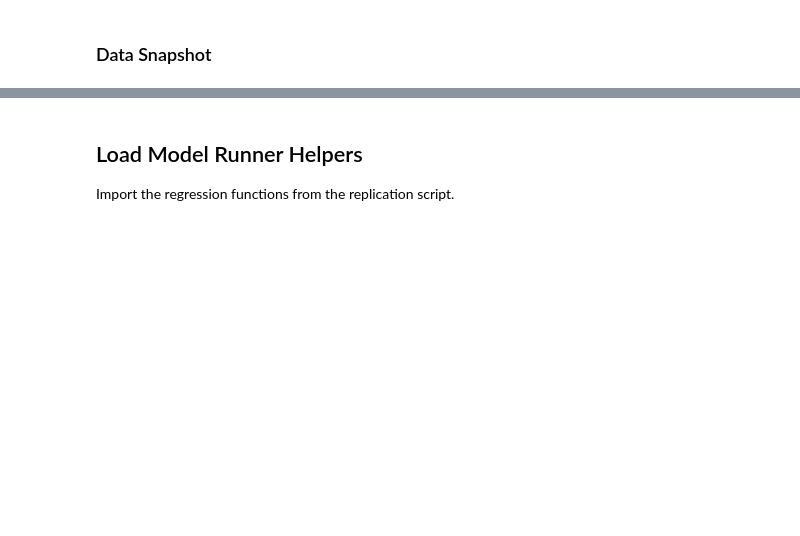
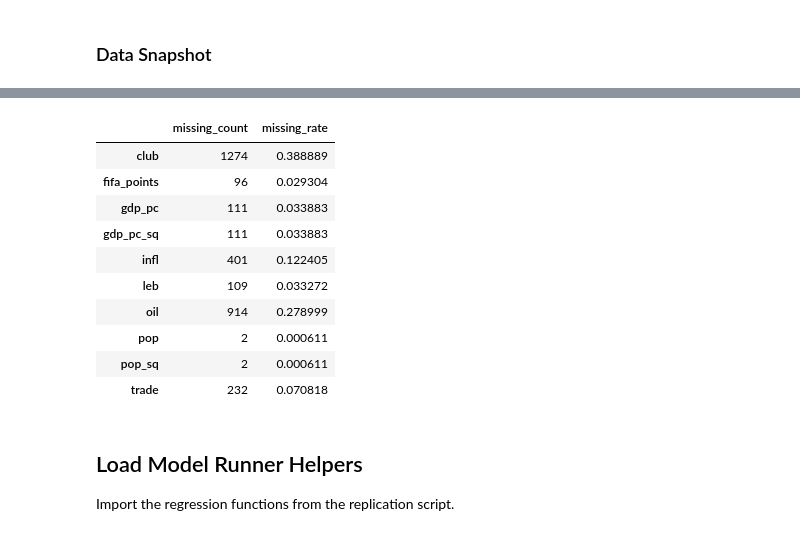
Before and after one commit to dkritz/fifa-paper, a Jupyter notebook: notebooks/replication_actual_data.ipynb, the cells around one changed output, grey strips where cells are left out. Cells and saved outputs as stored; diff of their text form; code cells hidden in the pictures; blank space fills up the shorter version.

```diff
--- a/notebooks/replication_actual_data.ipynb
+++ b/notebooks/replication_actual_data.ipynb
@@ -56,3 +101,21 @@ print(f"\nMissing values:
+# %%
+# Missingness summary (rates)
+missing_counts = df.isnull().sum()
+missing_rates = (missing_counts / len(df)).sort_values(ascending=False)
+summary = pd.DataFrame({"missing_count": missing_counts, "missing_rate": missing_rates})
+display(summary[summary['missing_count'] > 0])
+# %% [output]
+|  | missing_count | missing_rate |
+| club | 1274 | 0.388889 |
+| fifa_points | 96 | 0.029304 |
+| gdp_pc | 111 | 0.033883 |
+| gdp_pc_sq | 111 | 0.033883 |
+| infl | 401 | 0.122405 |
+| leb | 109 | 0.033272 |
+| oil | 914 | 0.278999 |
+| pop | 2 | 0.000611 |
+| pop_sq | 2 | 0.000611 |
+| trade | 232 | 0.070818 |
 # %% [markdown]
 ## Load Model Runner Helpers
 
```
Also changed, not shown: parts of 10 cells of this notebook, 2 other files.
